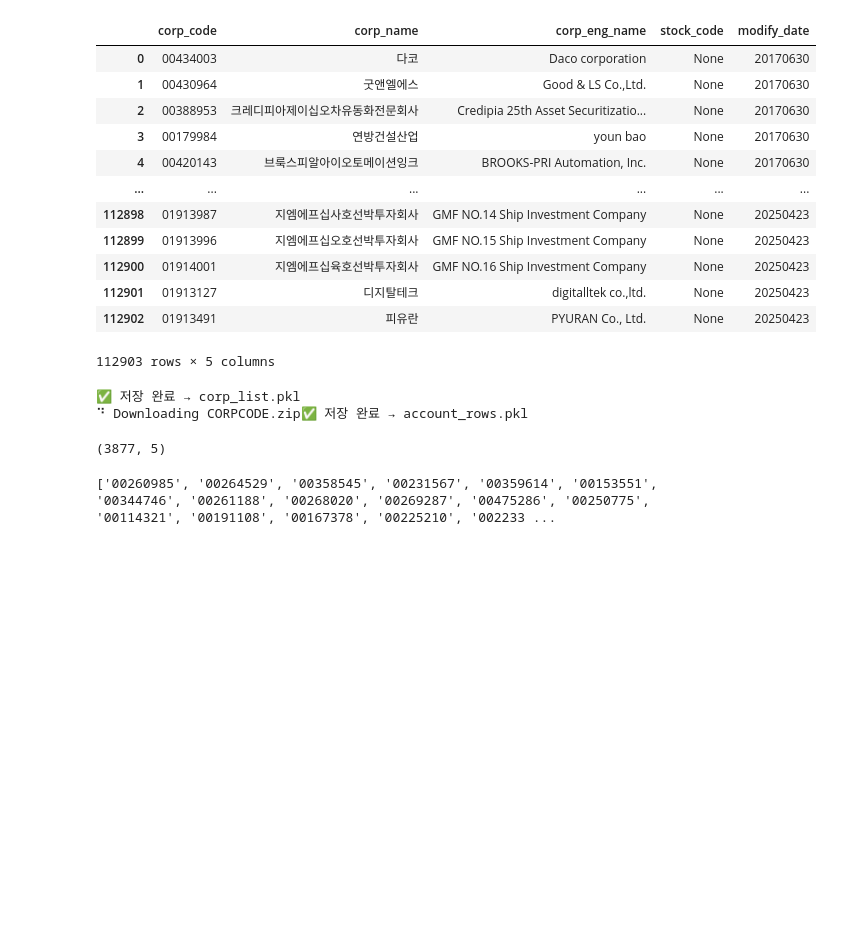
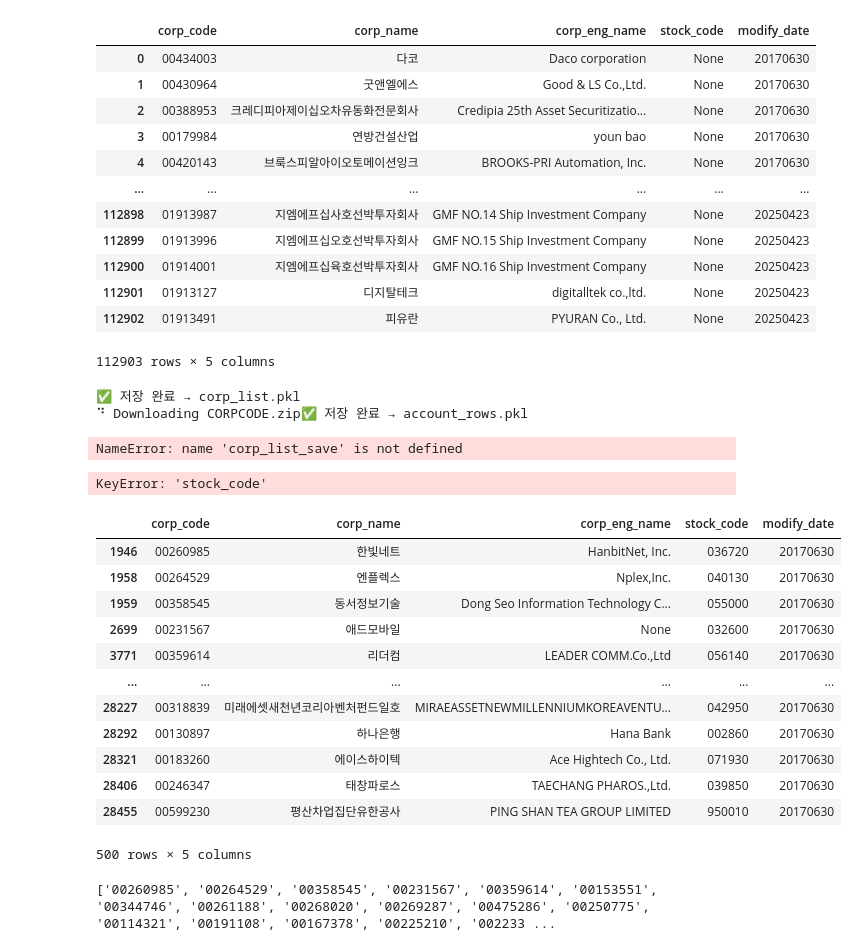
Before and after one commit to Eunhye1109/Practical-Project, a Jupyter notebook: DART_API_활용_컬럼_추출.ipynb, the cells around one changed output. Saved outputs shown, nothing was run; the diff lists cells and outputs as text; code cells hidden in the pictures; blank space fills up the shorter version.

```diff
--- a/DART_API_활용_컬럼_추출.ipynb
+++ b/DART_API_활용_컬럼_추출.ipynb
@@ -119,12 +119,32 @@ account_rows_save = save_pickle(account_rows, 'account_rows.pkl')
 # %% [output]
 ✅ 저장 완료 → corp_list.pkl
 ⠙ Downloading CORPCODE.zip✅ 저장 완료 → account_rows.pkl
+# %%
+load_pickle(corp_list_save)
+load_pickle(account_rows_save)
+# %% [output]
+NameError: name 'corp_list_save' is not defined
 # %%
 # 전체 기업중 상장사만 선택
 all_listed_corps = df[df['stock_code'].notnull()]
-all_listed_corps.shape
 # %% [output]
-(3877, 5)
+KeyError: 'stock_code'
+# %%
+all_listed_corps.head(500)
+# %% [output]
+|  | corp_code | corp_name | corp_eng_name | stock_code | modify_date |
+| 1946 | 00260985 | 한빛네트 | HanbitNet, Inc. | 036720 | 20170630 |
+| 1958 | 00264529 | 엔플렉스 | Nplex,Inc. | 040130 | 20170630 |
+| 1959 | 00358545 | 동서정보기술 | Dong Seo Information Technology C... | 055000 | 20170630 |
+| 2699 | 00231567 | 애드모바일 | None | 032600 | 20170630 |
+| 3771 | 00359614 | 리더컴 | LEADER COMM.Co.,Ltd | 056140 | 20170630 |
+| ... | ... | ... | ... | ... | ... |
+| 28227 | 00318839 | 미래에셋새천년코리아벤처펀드일호 | MIRAEASSETNEWMILLENNIUMKOREAVENTU... | 042950 | 20170630 |
+| 28292 | 00130897 | 하나은행 | Hana Bank | 002860 | 20170630 |
+| 28321 | 00183260 | 에이스하이텍 | Ace Hightech Co., Ltd. | 071930 | 20170630 |
+| 28406 | 00246347 | 태창파로스 | TAECHANG PHAROS.,Ltd. | 039850 | 20170630 |
+| 28455 | 00599230 | 평산차업집단유한공사 | PING SHAN TEA GROUP LIMITED | 950010 | 20170630 |
+500 rows × 5 columns
 # %%
 # 상장사 corp_code 추출
 corp_codes = [all_listed_corps.iloc[i]["corp_code"] for i in range(len(all_listed_corps))]
```
Also changed, not shown: parts of 22 cells of this notebook.
